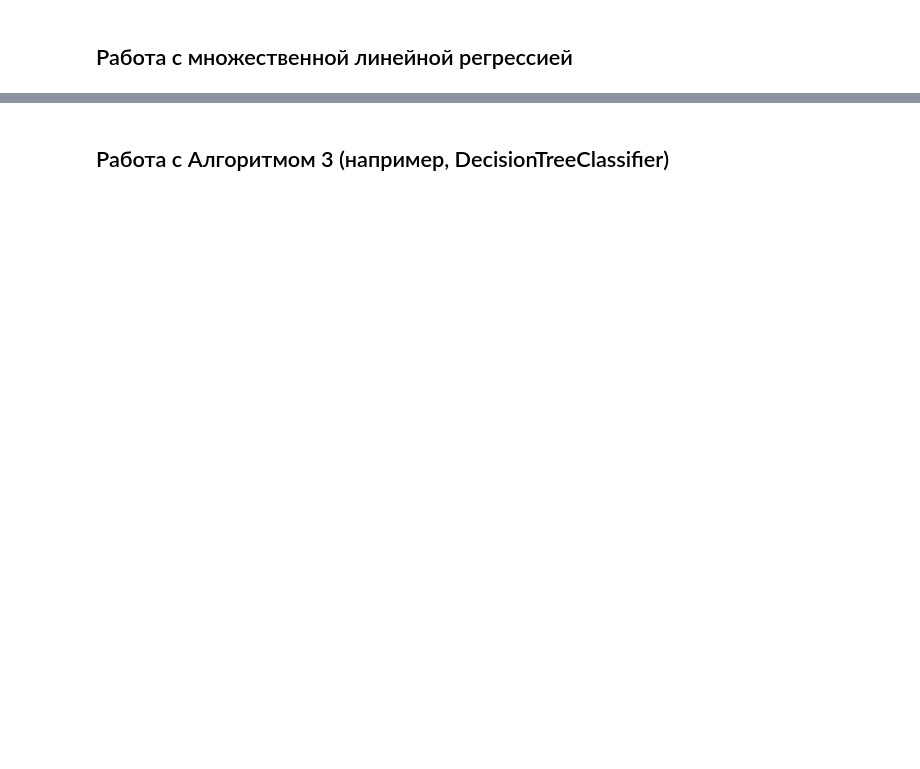
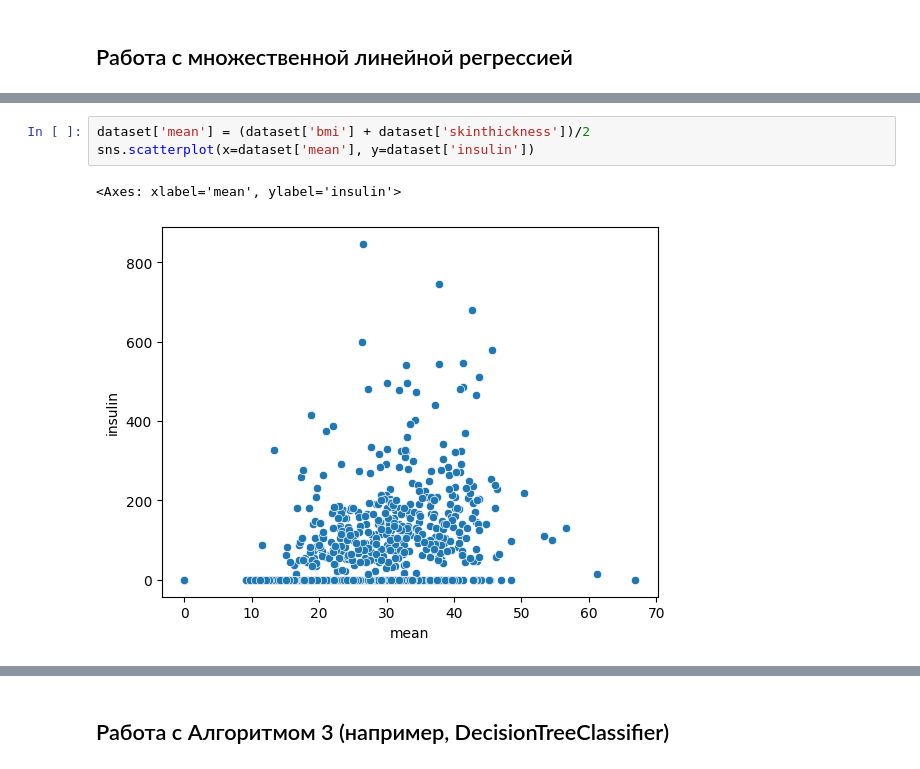
Before and after one commit to Allyonzy/ArchitectInno2023, a Jupyter notebook: ml/simple_ml_task_diabet.ipynb, the cells around one changed output, grey strips where cells are left out. Cells and saved outputs as stored; diff of their text form; blank space fills up the shorter version.

```diff
--- a/ml/simple_ml_task_diabet.ipynb
+++ b/ml/simple_ml_task_diabet.ipynb
@@ -116,0 +382,6 @@ X_train25, X_test25, y_train25, y_test25 = train_test_split(X, y, test_size=TEST
+# %%
+dataset['mean'] = (dataset['bmi'] + dataset['skinthickness'])/2
+sns.scatterplot(x=dataset['mean'], y=dataset['insulin'])
+# %% [output]
+<Axes: xlabel='mean', ylabel='insulin'>
+[figure, added]
```
Also changed, not shown: parts of 42 cells of this notebook, 1 other file.
